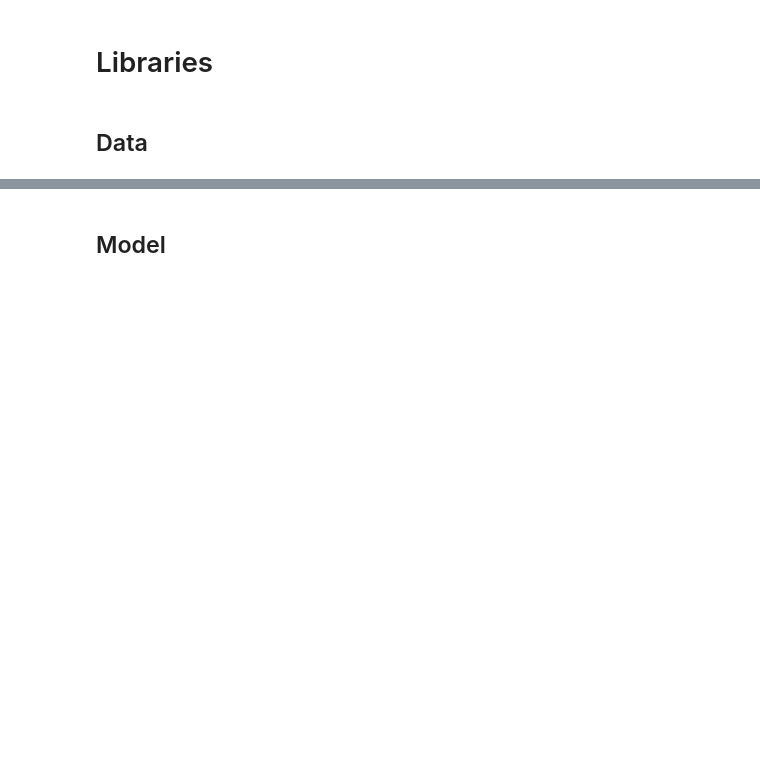
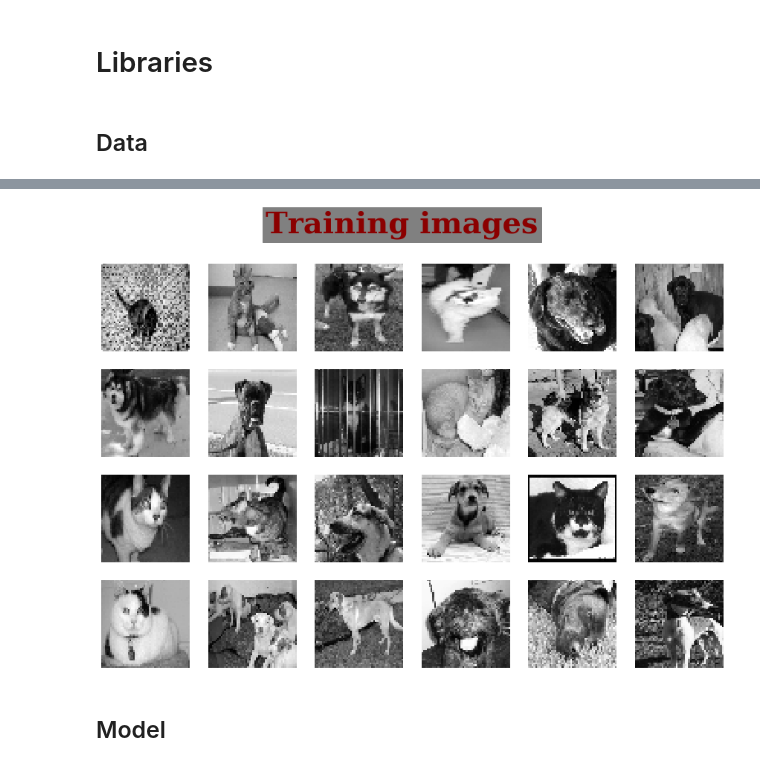
Before and after one commit to FFourier/Machine-And-Deep-Learning, a Jupyter notebook: Convolutionals/00-CatsVDogs.ipynb, the cells around one changed output, grey strips where cells are left out. Saved outputs shown, nothing was run; the diff lists cells and outputs as text; code cells hidden in the pictures; blank space fills up the shorter version.

```diff
--- a/Convolutionals/00-CatsVDogs.ipynb
+++ b/Convolutionals/00-CatsVDogs.ipynb
@@ -26,3 +52,12 @@ Y_a = torch.Tensor([i[1] for i in val_set])
+# %%
+plt.figure(figsize=(15,10))
+plt.suptitle('Training images', c='darkred', fontsize=40, weight='bold', family = 'serif', backgroundcolor = 'gray')
+for i in range(24):
+    plt.subplot(4,6,i+1)
+    plt.axis('off')
+    plt.imshow(X[i],cmap='gray')
+# %% [output]
+[figure, added]
 # %% [markdown]
 ## Model
 # %%
```
Also changed, not shown: parts of 11 cells of this notebook, 3 other files.
